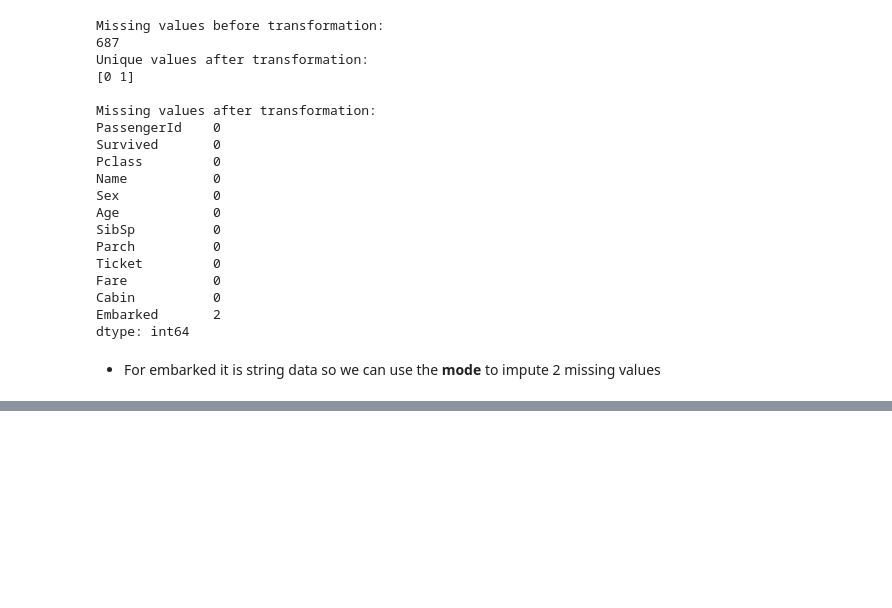
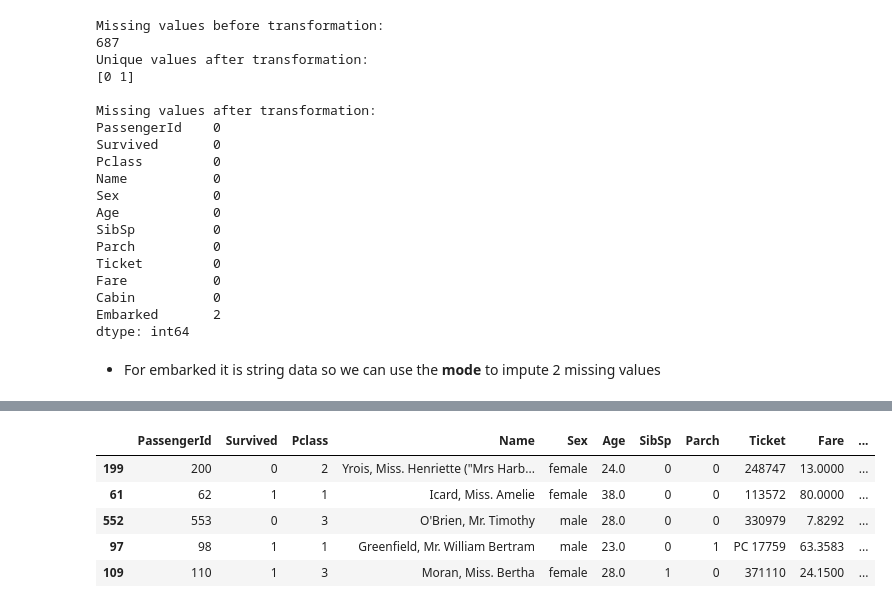
Before and after one commit to nfacciol/Project-C-ML, a Jupyter notebook: titanic.ipynb, the cells around one changed output, grey strips where cells are left out. Drawn from its saved outputs; the diff is of its cells as text; code cells hidden in the pictures; blank space fills up the shorter version.

```diff
--- a/titanic.ipynb
+++ b/titanic.ipynb
@@ -276,0 +311,14 @@ dtype: int64
+# %%
+#has nickname
+import re
+pattern = r'"(.*?)"'
+
+train_df['HasNickName'] = train_df['Name'].apply(lambda x: 0 if len(re.findall(pattern, x)) == 0 else 1)
+train_df.sample(5)
+# %% [output]
+|  | PassengerId | Survived | Pclass | Name | Sex | Age | SibSp | Parch | Ticket | Fare | ... |
+| 199 | 200 | 0 | 2 | Yrois, Miss. Henriette ("Mrs Harb... | female | 24.0 | 0 | 0 | 248747 | 13.0000 | ... |
+| 61 | 62 | 1 | 1 | Icard, Miss. Amelie | female | 38.0 | 0 | 0 | 113572 | 80.0000 | ... |
+| 552 | 553 | 0 | 3 | O'Brien, Mr. Timothy | male | 28.0 | 0 | 0 | 330979 | 7.8292 | ... |
+| 97 | 98 | 1 | 1 | Greenfield, Mr. William Bertram | male | 23.0 | 0 | 1 | PC 17759 | 63.3583 | ... |
+| 109 | 110 | 1 | 3 | Moran, Miss. Bertha | female | 28.0 | 1 | 0 | 371110 | 24.1500 | ... |
```
Also changed, not shown: parts of 10 cells of this notebook.
